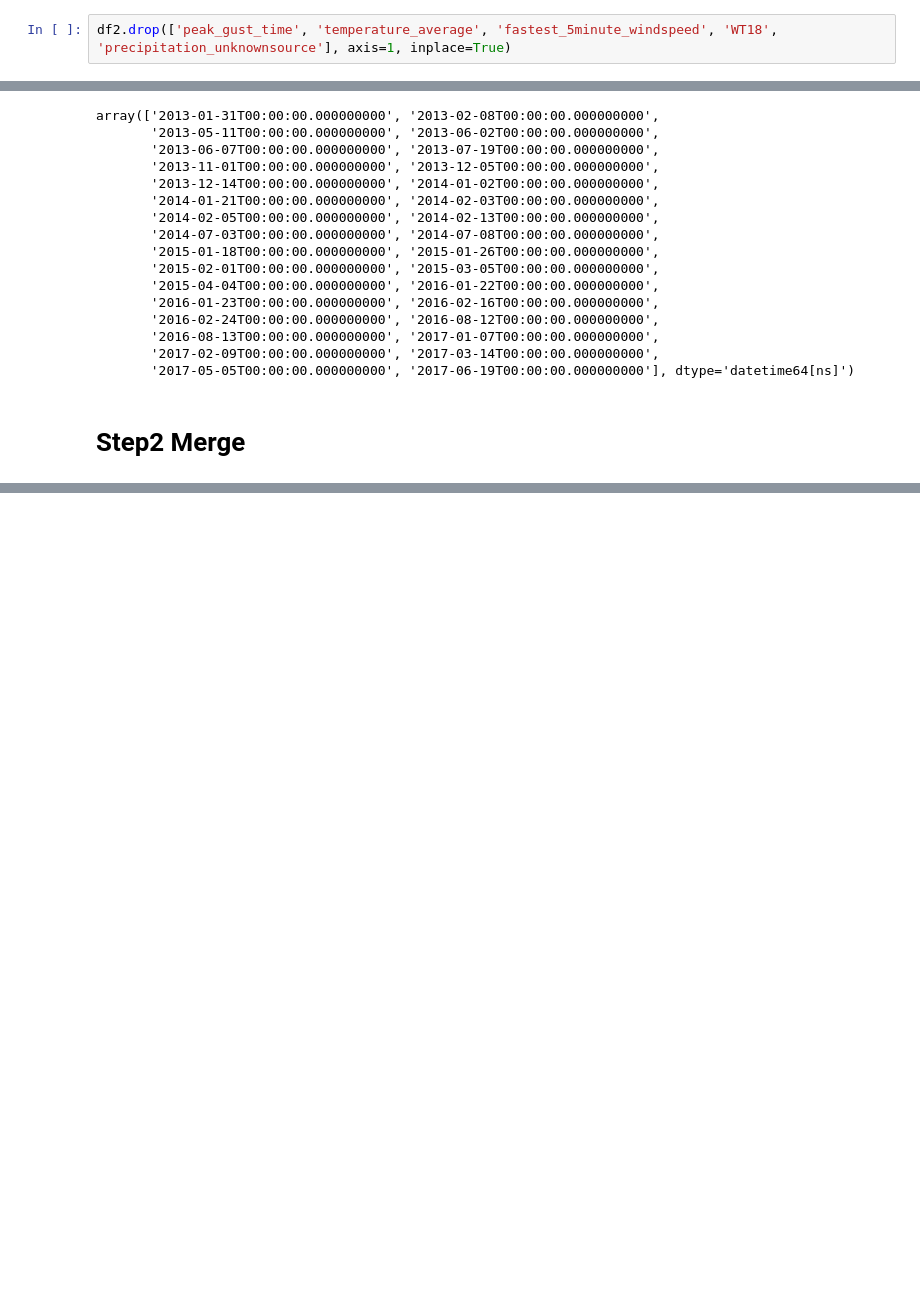
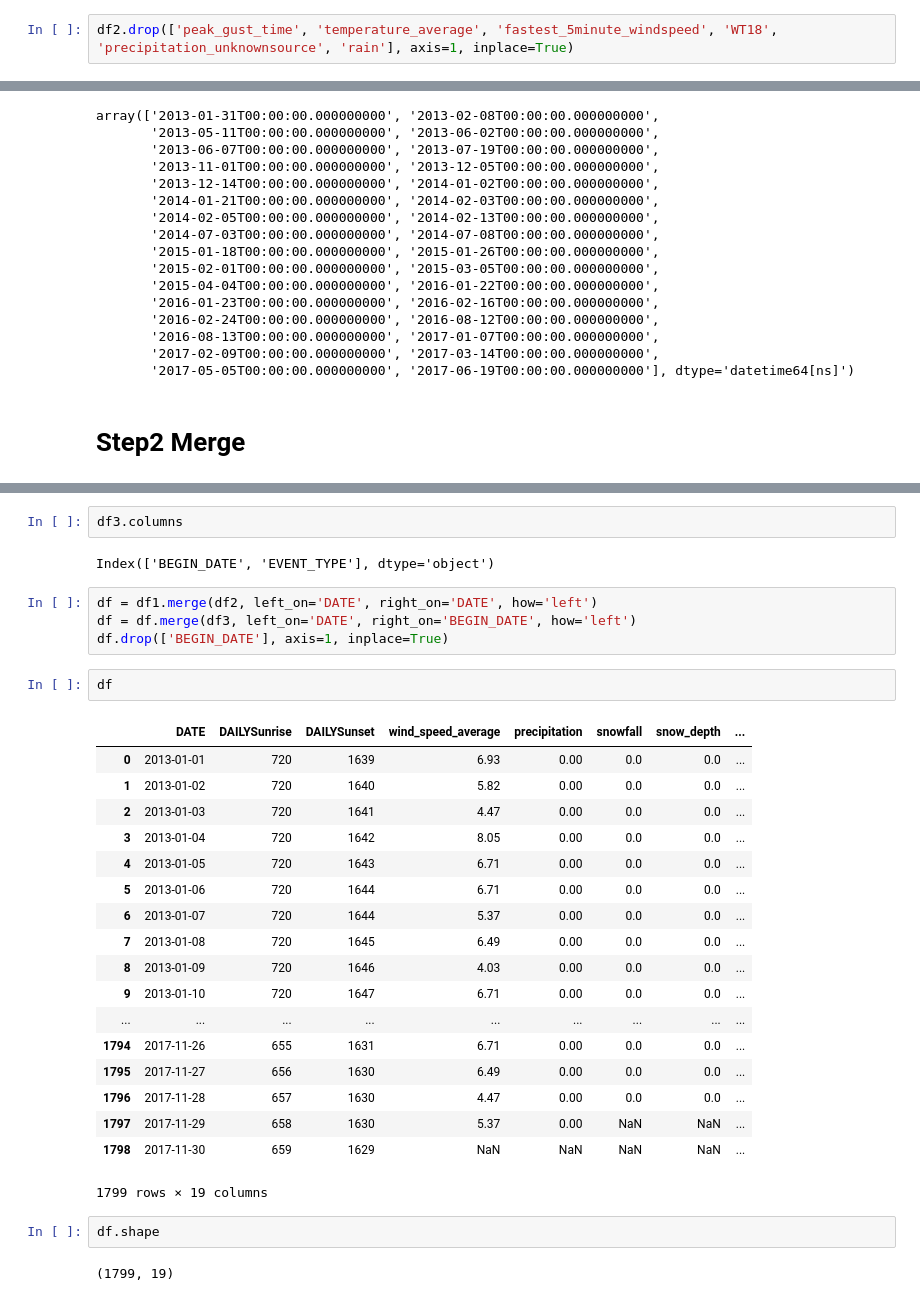
Before and after one commit to lingyielia/YellowTaxi, a Jupyter notebook: 1-data_prep_weather.ipynb, the cells around one changed output, grey strips where cells are left out. Drawn from its saved outputs; the diff is of its cells as text; blank space fills up the shorter version.

```diff
--- a/1-data_prep_weather.ipynb
+++ b/1-data_prep_weather.ipynb
@@ -243,7 +245,7 @@ df2.columns = ['DATE', 'wind_speed_average',
        'fog', 'heavy_fog', 'ice_pellets', 'glaze_rime', 'smoke_haze', 'mist', 'drizzle', 'rain', 'WT18',
        'precipitation_unknownsource', 'ice_fog']
 # %%
-df2.drop(['peak_gust_time', 'temperature_average', 'fastest_5minute_windspeed', 'WT18', 'precipitation_unknownsource'], axis=1, inplace=True)
+df2.drop(['peak_gust_time', 'temperature_average', 'fastest_5minute_windspeed', 'WT18', 'precipitation_unknownsource', 'rain'], axis=1, inplace=True)
 # %%
 df2.count()
 # %% [output]
@@ -370,0 +400,33 @@ array(['2013-01-31T00:00:00.000000000', '2013-02-08T00:00:00.000000000',
+# %%
+df3.columns
+# %% [output]
+Index(['BEGIN_DATE', 'EVENT_TYPE'], dtype='object')
+# %%
+df = df1.merge(df2, left_on='DATE', right_on='DATE', how='left')
+df = df.merge(df3, left_on='DATE', right_on='BEGIN_DATE', how='left')
+df.drop(['BEGIN_DATE'], axis=1, inplace=True)
+# %%
+df
+# %% [output]
+|  | DATE | DAILYSunrise | DAILYSunset | wind_speed_average | precipitation | snowfall | snow_depth | ... |
+| 0 | 2013-01-01 | 720 | 1639 | 6.93 | 0.00 | 0.0 | 0.0 | ... |
+| 1 | 2013-01-02 | 720 | 1640 | 5.82 | 0.00 | 0.0 | 0.0 | ... |
+| 2 | 2013-01-03 | 720 | 1641 | 4.47 | 0.00 | 0.0 | 0.0 | ... |
+| 3 | 2013-01-04 | 720 | 1642 | 8.05 | 0.00 | 0.0 | 0.0 | ... |
+| 4 | 2013-01-05 | 720 | 1643 | 6.71 | 0.00 | 0.0 | 0.0 | ... |
+| 5 | 2013-01-06 | 720 | 1644 | 6.71 | 0.00 | 0.0 | 0.0 | ... |
+| 6 | 2013-01-07 | 720 | 1644 | 5.37 | 0.00 | 0.0 | 0.0 | ... |
+| 7 | 2013-01-08 | 720 | 1645 | 6.49 | 0.00 | 0.0 | 0.0 | ... |
+| 8 | 2013-01-09 | 720 | 1646 | 4.03 | 0.00 | 0.0 | 0.0 | ... |
+| 9 | 2013-01-10 | 720 | 1647 | 6.71 | 0.00 | 0.0 | 0.0 | ... |
+| ... | ... | ... | ... | ... | ... | ... | ... | ... |
+| 1794 | 2017-11-26 | 655 | 1631 | 6.71 | 0.00 | 0.0 | 0.0 | ... |
+| 1795 | 2017-11-27 | 656 | 1630 | 6.49 | 0.00 | 0.0 | 0.0 | ... |
+| 1796 | 2017-11-28 | 657 | 1630 | 4.47 | 0.00 | 0.0 | 0.0 | ... |
+| 1797 | 2017-11-29 | 658 | 1630 | 5.37 | 0.00 | NaN | NaN | ... |
+| 1798 | 2017-11-30 | 659 | 1629 | NaN | NaN | NaN | NaN | ... |
+1799 rows × 19 columns
+# %%
+df.shape
+# %% [output]
+(1799, 19)
```
Also changed, not shown: parts of 33 cells of this notebook.
